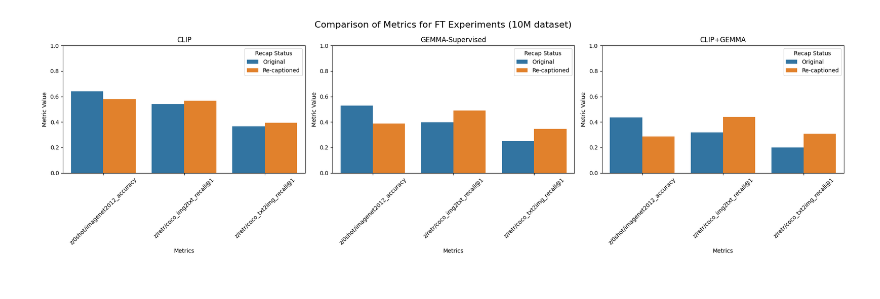
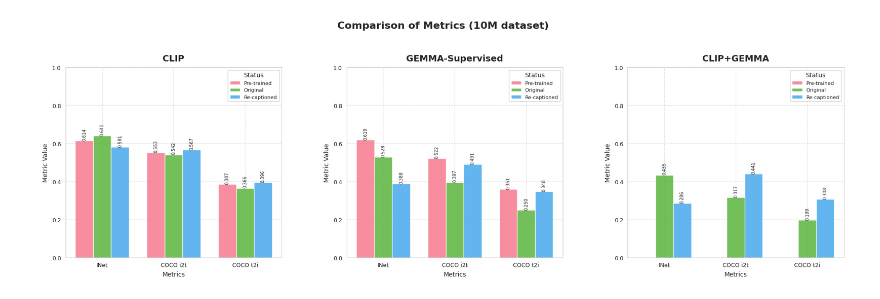
Before and after one commit to LLM-supervised-Vision/big_vision, a Jupyter notebook: scripts/20241003_plotting_FT_bars.ipynb, the cells around one changed output. Cells and saved outputs as stored; diff of their text form; code cells hidden in the pictures.

Commit message:
plotting FT bars - added pretrained experiments - more beautiful

```diff
--- a/scripts/20241003_plotting_FT_bars.ipynb
+++ b/scripts/20241003_plotting_FT_bars.ipynb
@@ -4,6 +4,7 @@ import seaborn as sns
 import matplotlib.pyplot as plt
 import tensorflow as tf
 import pandas as pd
+import numpy as np
 
 datacomp_recap_10M = {
     "FT_clip+gemma_recapF": "gs://us-central2-storage/tensorflow_datasets/post-training-datacomp-recap/clip_s3b_bs16k+gemma2b_lr1e-5_wd0.0_bs16k_epoch5_warm0.03_recapFalse_10-03_0440",
@@ -20,6 +21,11 @@ datacomp_recap_50M = {
     "FT_clip_50M_recapT": "gs://us-central2-storage/tensorflow_datasets/post-training-datacomp-recap/clip_s3b_bs16k_lr1e-5_wd0.0_bs16k_epoch5_warm0.03_recapTrue_50M_10-02_2028",
 }
 
+pre_trained_models = {
+    "Pre-FT_CLIP": "gs://us-central2-storage/tensorflow_datasets/mllm_ckpts/paligemma/gemma2b-partial_frozen99-0.01-gap_b16-F_contrastive_bs16k_s3b_lr1e-3_wd1e-4_bf16_09-01_0446",
+    "Pre-FT_Gemma-supervised": "gs://us-central2-storage/tensorflow_datasets/vit-b-16_3b_pretraining/clip_bs16384_warm0.03_lr1e-3_wd1e-4_bf16_qknorm-F_b2-0.95_12lyr_07-25_1415"
+}
+
 def get_final_metrics(experiment_name, experiments):
     ckpt_path = experiments[experiment_name]
     metrics_path = f'{ckpt_path}/big_vision_metrics.txt'
@@ -31,22 +37,19 @@ def get_final_metrics(experiment_name, experiments):
         metrics_of_interest = [
             "z/0shot/imagenet2012_accuracy",
             "z/retr/coco_img2txt_recall@1",
-            # "z/retr/coco_img2txt_recall@5",
-            # "z/retr/coco_img2txt_recall@10",
             "z/retr/coco_txt2img_recall@1",
-            # "z/retr/coco_txt2img_recall@5",
-            # "z/retr/coco_txt2img_recall@10",
         ]
         for key in metrics_of_interest:
             if key in last_line:
                 final_metrics[key] = last_line[key]
     return final_metrics
 
-def prepare_plot_data(all_metrics, dataset_size):
+def prepare_plot_data(all_metrics, dataset_size, pre_trained_metrics=None):
     plot_data = []
     for exp, metrics in all_metrics.items():
         model_type = 'CLIP' if 'clip_recap' in exp or 'clip_50M' in exp else ('CLIP+GEMMA' if 'clip+gemma' in exp else 'GEMMA-Supervised')
         recap = 'Re-captioned' if 'recapT' in exp else 'Original'
+
         for metric, value in metrics.items():
             plot_data.append({
                 'Model': model_type,
@@ -55,53 +58,97 @@ def prepare_plot_data(all_metrics, dataset_size):
                 'Value': value,
                 'Dataset': f'{dataset_size}M'
             })
+
+    if pre_trained_metrics:
+        for exp, metrics in pre_trained_metrics.items():
+            model_type = 'CLIP' if 'CLIP' in exp else 'GEMMA-Supervised'
+            for metric, value in metrics.items():
+                plot_data.append({
+                    'Model': model_type,
+                    'Recap': 'Pre-trained',
+                    'Metric': metric,
+                    'Value': value,
+                    'Dataset': f'{dataset_size}M'
+                })
+
     return pd.DataFrame(plot_data)
+def create_beautiful_plots(df, dataset_size):
+    # Set the style and color palette
+    sns.set_style("whitegrid")
+    colors = sns.color_palette("husl", 3)
 
-def create_plots(df, dataset_size):
-    fig, axes = plt.subplots(1, 3, figsize=(20, 6))
-    fig.suptitle(f'Comparison of Metrics for FT Experiments ({dataset_size}M dataset)', fontsize=16)
+    fig, axes = plt.subplots(1, 3, figsize=(18, 6))
+    fig.suptitle(f'Comparison of Metrics ({dataset_size}M dataset)', fontsize=16, fontweight='bold', y=1.02)
 
-    for i, model in enumerate(['CLIP', 'GEMMA-Supervised', 'CLIP+GEMMA']):
-        model_data = df[(df['Model'] == model) & (df['Dataset'] == f'{dataset_size}M')]
+    models = ['CLIP', 'GEMMA-Supervised', 'CLIP+GEMMA']
+    metrics = df['Metric'].unique()
+
+    for i, model in enumerate(models):
+        model_data = df[df['Model'] == model]
 
         if not model_data.empty:
-            sns.barplot(x='Metric', y='Value', hue='Recap', data=model_data, ax=axes[i])
+            ax = axes[i]
+            x = np.arange(len(metrics))
+            width = 0.25
 
-            axes[i].set_title(model)
-            axes[i].set_xlabel('Metrics')
-            axes[i].set_ylabel('Metric Value')
-            axes[i].tick_params(axis='x', rotation=45)
-            axes[i].legend(title='Recap Status')
-            axes[i].set_ylim(0, 1)
+            for j, status in enumerate(['Pre-trained', 'Original', 'Re-captioned']):
+                values = [model_data[(model_data['Metric'] == metric) & (model_data['Recap'] == status)]['Value'].values[0]
+                          if not model_data[(model_data['Metric'] == metric) & (model_data['Recap'] == status)].empty
+                          else 0 for metric in metrics]
+                ax.bar(x + j*width, values, width, label=status, color=colors[j], alpha=0.8)
+
+            ax.set_title(model, fontsize=14, fontweight='bold', pad=10)
+            ax.set_xticks(x + width)
+            ax.set_xticklabels(['INet', 'COCO i2t', 'COCO t2i'], rotation=0)
+            ax.set_xlabel('Metrics', fontsize=10, labelpad=5)
+            ax.set_ylabel('Metric Value', fontsize=10, labelpad=5)
+            ax.legend(title='Status', title_fontsize='10', fontsize='8', loc='upper right')
+            ax.set_ylim(0, 1)
+
+            # Add value labels on top of each bar
+            for rect in ax.patches:
+                height = rect.get_height()
+                if height > 0:
+                    ax.text(rect.get_x() + rect.get_width()/2., height,
+                            f'{height:.3f}',
+                            ha='center', va='bottom', fontsize=7, rotation=90)
+
+            # Improve tick label visibility
+            ax.tick_params(axis='both', which='major', labelsize=9)
+
+            # Add a subtle grid
+            ax.grid(True, linestyle='--', alpha=0.6)
         else:
-            axes[i].set_title(f"{model} (No data)")
+            axes[i].set_title(f"{model} (No data)", fontsize=14, fontweight='bold', pad=10)
 
     plt.tight_layout()
+    plt.subplots_adjust(top=0.85, bottom=0.15, wspace=0.3)  # Adjust the top and bottom margins
     plt.show()
 
 # Collect and process data for both 10M and 50M experiments
 all_metrics_10M = {exp: get_final_metrics(exp, datacomp_recap_10M) for exp in datacomp_recap_10M.keys()}
 all_metrics_50M = {exp: get_final_metrics(exp, datacomp_recap_50M) for exp in datacomp_recap_50M.keys()}
+pre_trained_metrics = {exp: get_final_metrics(exp, pre_trained_models) for exp in pre_trained_models.keys()}
 
-df_10M = prepare_plot_data(all_metrics_10M, 10)
-df_50M = prepare_plot_data(all_metrics_50M, 50)
+df_10M = prepare_plot_data(all_metrics_10M, 10, pre_trained_metrics)
+df_50M = prepare_plot_data(all_metrics_50M, 50, pre_trained_metrics)
 
-# Create plots for 10M and 50M experiments
-create_plots(df_10M, 10)
-create_plots(df_50M, 50)
+# Create beautiful plots for 10M and 50M experiments
+create_beautiful_plots(df_10M, 10)
+create_beautiful_plots(df_50M, 50)
 
 # Print the results
 for dataset, df in [("10M", df_10M), ("50M", df_50M)]:
     print(f"\n{dataset} Dataset Results:")
     for model in df['Model'].unique():
         print(f"\n{model}:")
         for metric in df['Metric'].unique():
             for recap in df['Recap'].unique():
                 values = df[(df['Model'] == model) & (df['Metric'] == metric) & (df['Recap'] == recap)]['Value']
                 if not values.empty:
                     value = values.values[0]
                     print(f"  {metric} ({recap}): {value:.4f}")
                 else:
                     print(f"  {metric} ({recap}): No data")
 # %% [output]
-[figure, old version]
+[figure, new version]
```
Also changed, not shown: parts of 1 cell of this notebook.
